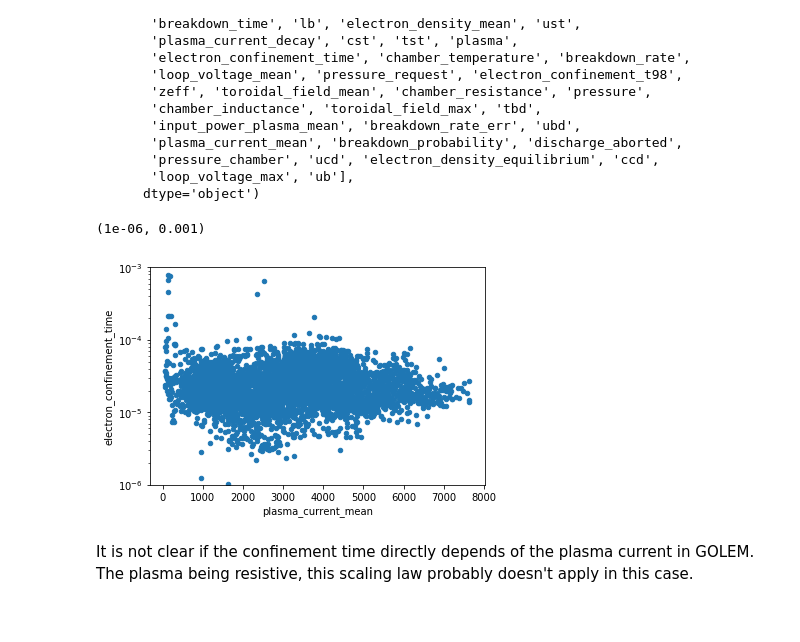
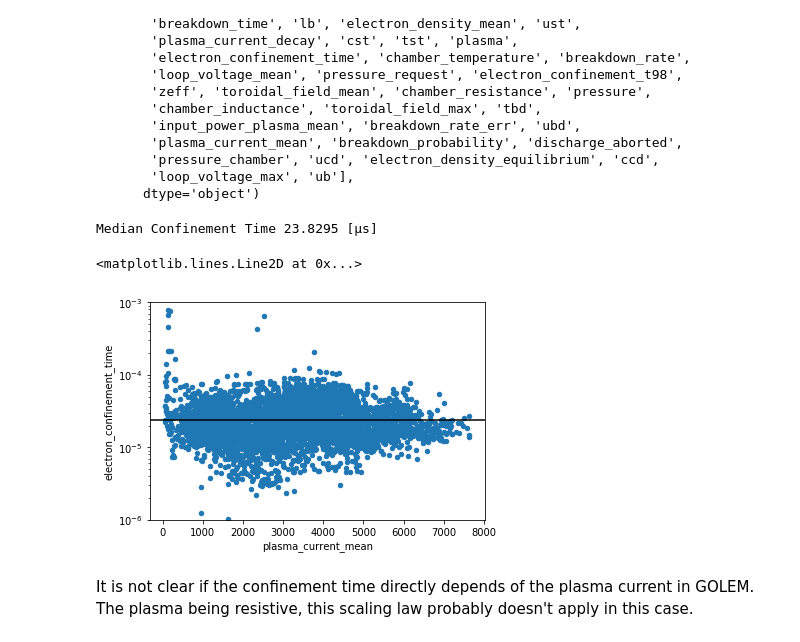
Before and after one commit to jhillairet/GOLEM, a Jupyter notebook: GOLEM_Estimating the best parameter set to maximize something.ipynb, the cells around one changed output. Cells and saved outputs as stored; diff of their text form; code cells hidden in the pictures.

```diff
--- a/GOLEM_Estimating the best parameter set to maximize something.ipynb
+++ b/GOLEM_Estimating the best parameter set to maximize something.ipynb
@@ -79,11 +79,15 @@ Index(['electron_density:reliability', 'cbd', 'cb', 'breakdown_field', 'tb',
        'loop_voltage_max', 'ub'],
       dtype='object')
 # %%
+te_med = dataset.electron_confinement_time.median()
+print(f'Median Confinement Time {te_med*1e6} [µs]')
 ax=dataset.plot(x='plasma_current_mean', y='electron_confinement_time', kind='scatter', logy=True)
 ax.set_ylim(1e-6, 1e-3)
+ax.axhline(te_med, color='k')
 # %% [output]
-(1e-06, 0.001)
+Median Confinement Time 23.8295 [µs]
+<matplotlib.lines.Line2D at 0x...>
-[figure, old version]
+[figure, new version]
 # %% [markdown]
 It is not clear if the confinement time directly depends of the plasma current in GOLEM. The plasma being resistive, this scaling law probably doesn't apply in this case.
 # %% [markdown]
```
Also changed, not shown: parts of 4 cells of this notebook, 2 other files.
